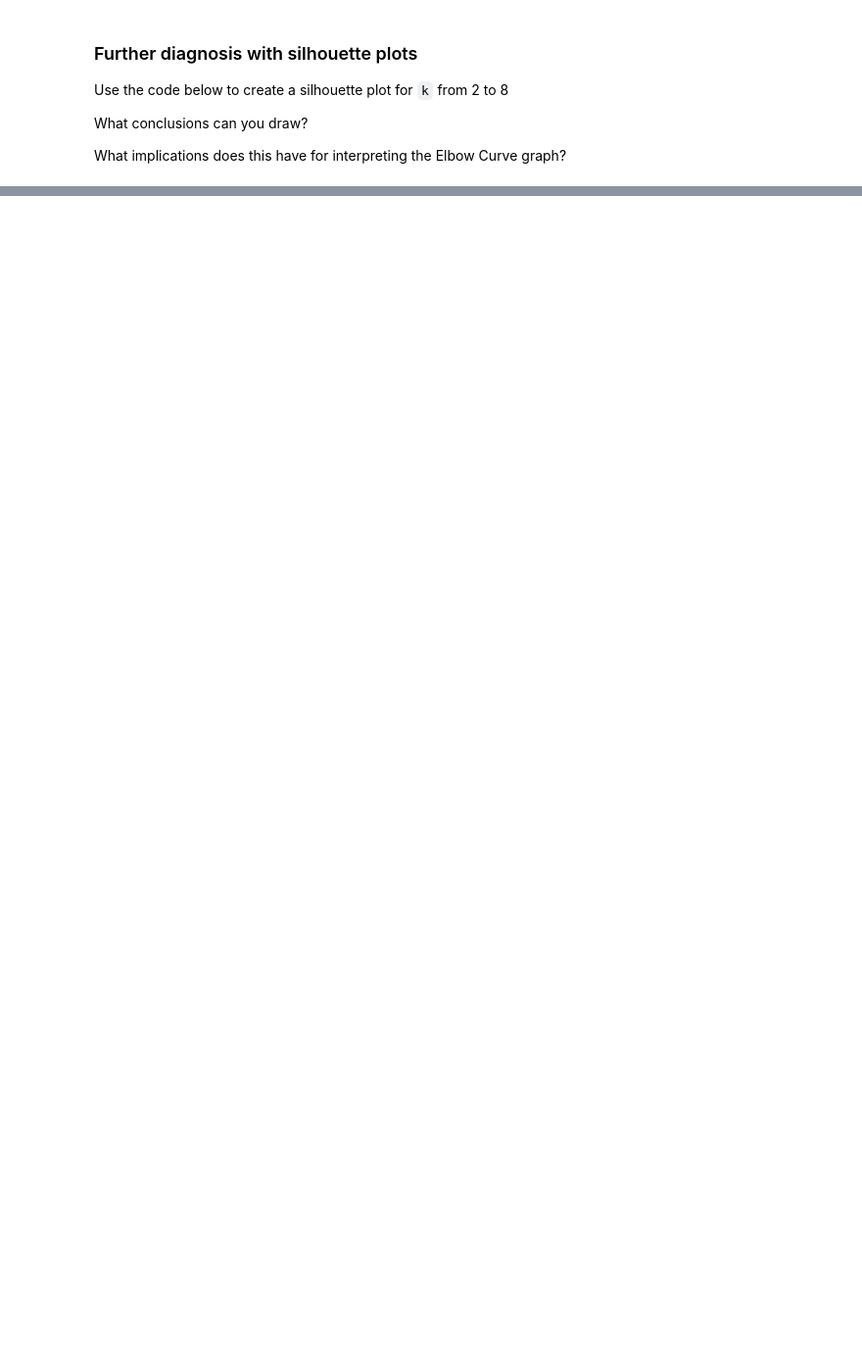
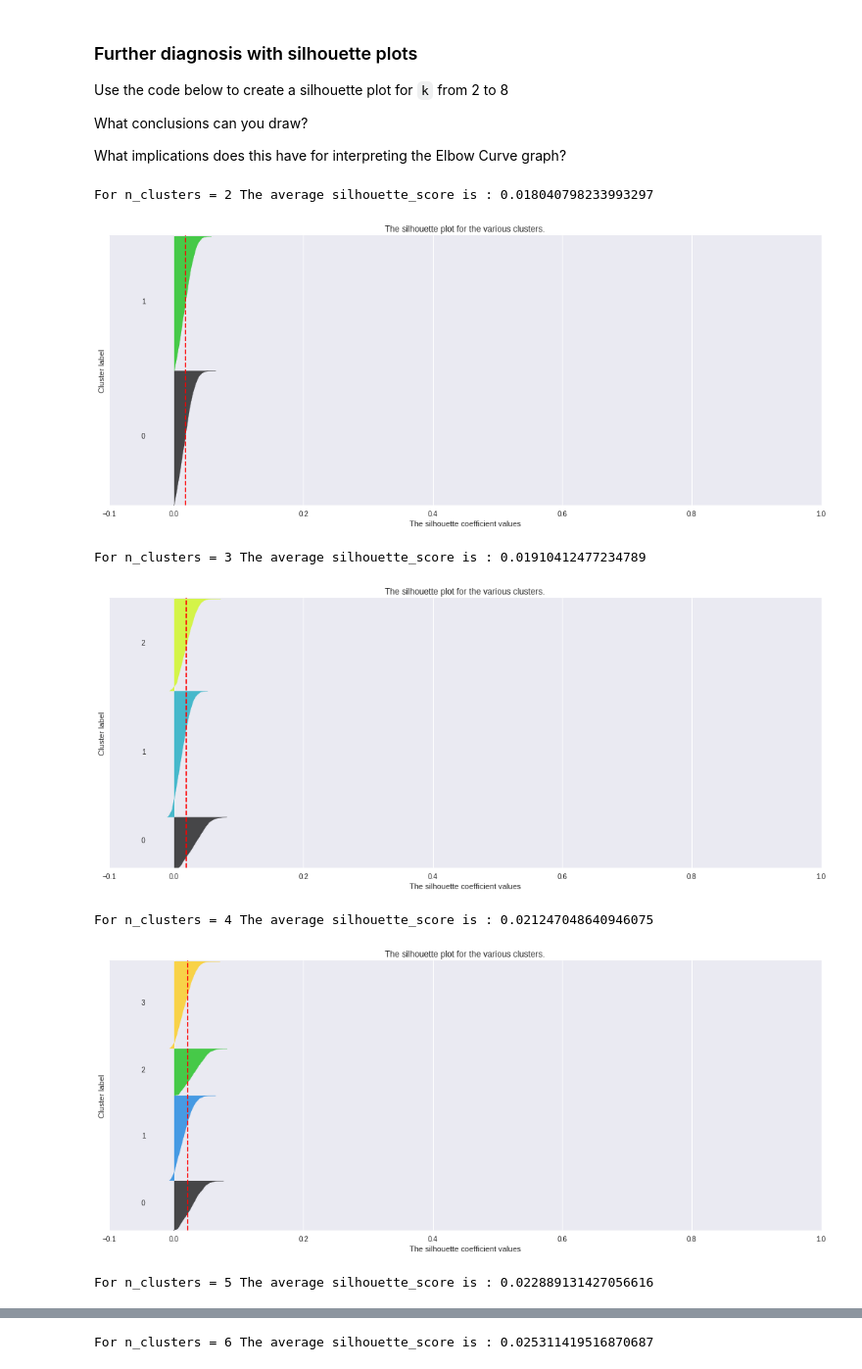
Before and after one commit to mesterhammerfic/dsc-chi-warmups-clustering, a Jupyter notebook: index.ipynb, the cells around one changed output, grey strips where cells are left out. Shown at 98% size. Saved outputs shown, nothing was run; the diff lists cells and outputs as text; code cells hidden in the pictures; blank space fills up the shorter version.

```diff
--- a/index.ipynb
+++ b/index.ipynb
@@ -113,0 +142,14 @@ def silhouette_plot(n_clusters, cluster_labels, X):
+# %%
+# Your work here
+for k in range(2,10):
+    km = KMeans(n_clusters=k, random_state=301)
+    km.fit_predict(X_sc)
+    silhouette_plot(k, km.labels_, X_sc)
+# %% [output]
+For n_clusters = 2 The average silhouette_score is : 0.018040798233993297
+[figure, added]
+For n_clusters = 3 The average silhouette_score is : 0.01910412477234789
+[figure, added]
+For n_clusters = 4 The average silhouette_score is : 0.021247048640946075
+[figure, added]
+For n_clusters = 5 The average silhouette_score is : 0.022889131427056616
@@ -113,0 +157 @@ def silhouette_plot(n_clusters, cluster_labels, X):
+For n_clusters = 6 The average silhouette_score is : 0.025311419516870687
```
Also changed, not shown: parts of 8 cells of this notebook.
